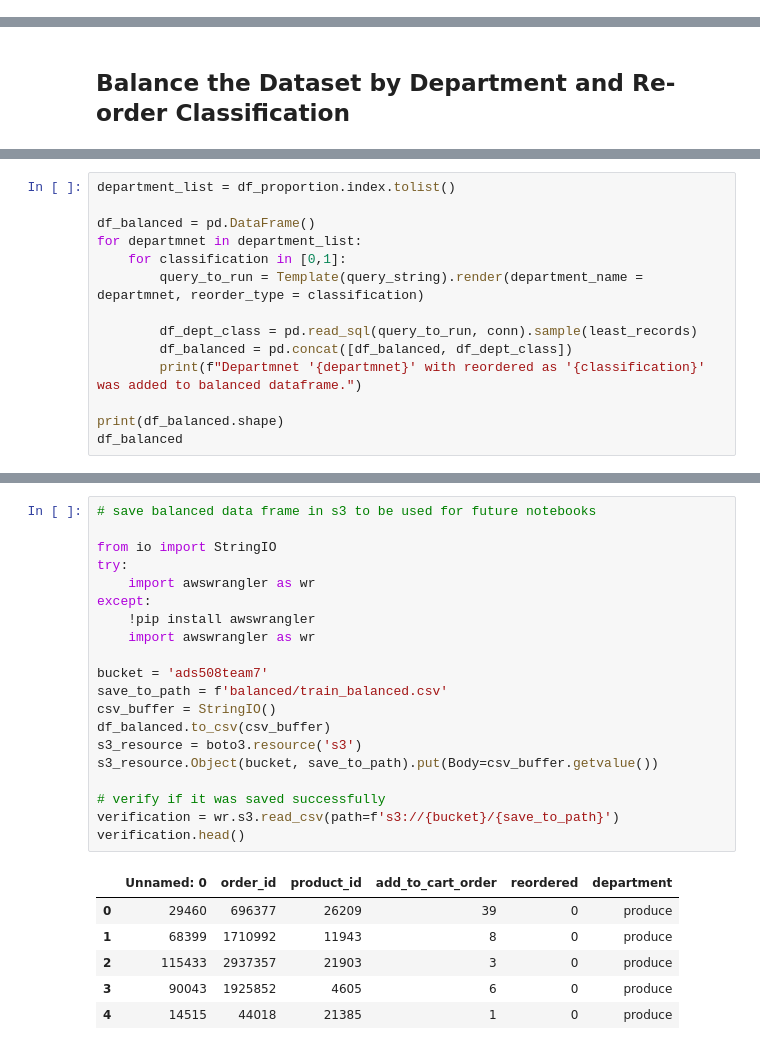
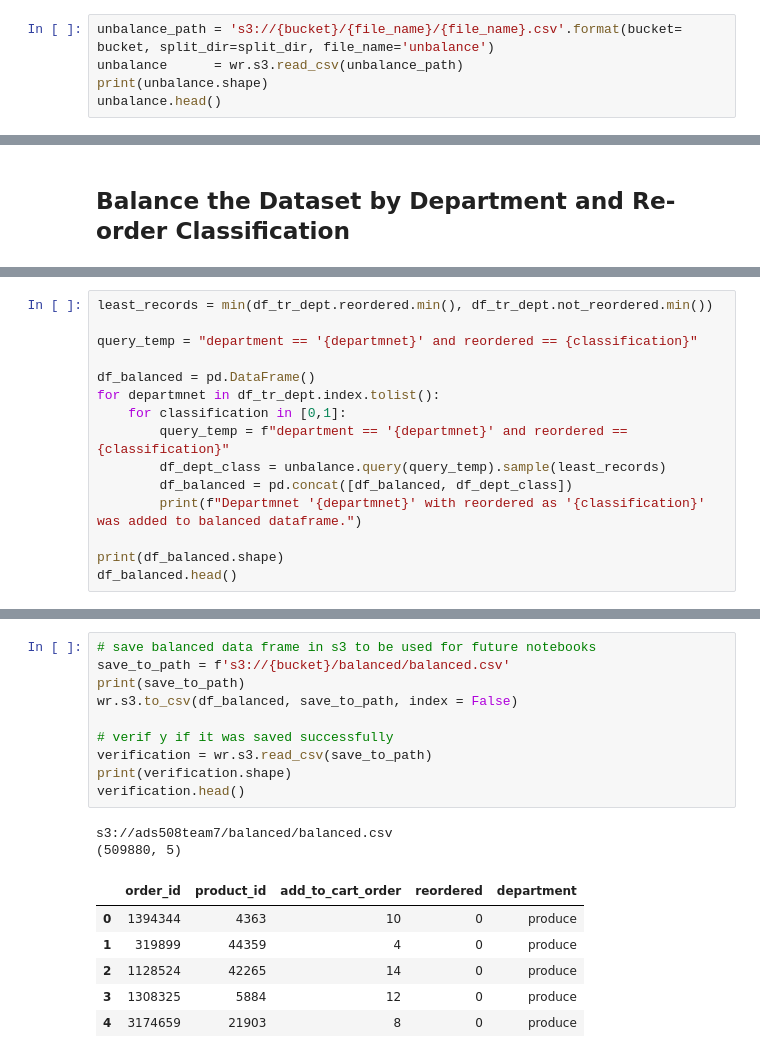
Before and after one commit to nimaamintaghavi/ProductReorderAIModel, a Jupyter notebook: 03_BalanceData.ipynb, the cells around one changed output, grey strips where cells are left out. Cells and saved outputs as stored; diff of their text form.

```diff
--- a/03_BalanceData.ipynb
+++ b/03_BalanceData.ipynb
@@ -27,0 +83,5 @@ WARNING: Running pip as the 'root' user can result in broken permissions and con
+# %%
+unbalance_path = 's3://{bucket}/{file_name}/{file_name}.csv'.format(bucket= bucket, split_dir=split_dir, file_name='unbalance')
+unbalance      = wr.s3.read_csv(unbalance_path)
+print(unbalance.shape)
+unbalance.head()
@@ -157,17 +147,18 @@ WHERE
 # %%
-department_list = df_proportion.index.tolist()
+least_records = min(df_tr_dept.reordered.min(), df_tr_dept.not_reordered.min())
+
+query_temp = "department == '{departmnet}' and reordered == {classification}"
 
 df_balanced = pd.DataFrame()
-for departmnet in department_list:
+for departmnet in df_tr_dept.index.tolist():
     for classification in [0,1]:
-        query_to_run = Template(query_string).render(department_name = departmnet, reorder_type = classification)
-
-        df_dept_class = pd.read_sql(query_to_run, conn).sample(least_records)
+        query_temp = f"department == '{departmnet}' and reordered == {classification}"
+        df_dept_class = unbalance.query(query_temp).sample(least_records)
         df_balanced = pd.concat([df_balanced, df_dept_class])
         print(f"Departmnet '{departmnet}' with reordered as '{classification}' was added to balanced dataframe.")
 
 print(df_balanced.shape)
-df_balanced
+df_balanced.head()
 # %% [output]
 Departmnet 'produce' with reordered as '0' was added to balanced dataframe.
 Departmnet 'produce' with reordered as '1' was added to balanced dataframe.
@@ -202,27 +203,19 @@ Departmnet 'bulk' with reordered as '1' was added to balanced dataframe.
 # %%
 # save balanced data frame in s3 to be used for future notebooks
+save_to_path = f's3://{bucket}/balanced/balanced.csv'
+print(save_to_path)
+wr.s3.to_csv(df_balanced, save_to_path, index = False)
 
-from io import StringIO
-try:
-    import awswrangler as wr
-except:
-    !pip install awswrangler
-    import awswrangler as wr
-
-bucket = 'ads508team7'
-save_to_path = f'balanced/train_balanced.csv'
-csv_buffer = StringIO()
-df_balanced.to_csv(csv_buffer)
-s3_resource = boto3.resource('s3')
-s3_resource.Object(bucket, save_to_path).put(Body=csv_buffer.getvalue())
-
-# verify if it was saved successfully
-verification = wr.s3.read_csv(path=f's3://{bucket}/{save_to_path}')
+# verif y if it was saved successfully
+verification = wr.s3.read_csv(save_to_path)
+print(verification.shape)
 verification.head()
 # %% [output]
+s3://ads508team7/balanced/balanced.csv
+(509880, 5)
-|  | Unnamed: 0 | order_id | product_id | add_to_cart_order | reordered | department |
-| 0 | 29460 | 696377 | 26209 | 39 | 0 | produce |
-| 1 | 68399 | 1710992 | 11943 | 8 | 0 | produce |
-| 2 | 115433 | 2937357 | 21903 | 3 | 0 | produce |
-| 3 | 90043 | 1925852 | 4605 | 6 | 0 | produce |
-| 4 | 14515 | 44018 | 21385 | 1 | 0 | produce |
+|  | order_id | product_id | add_to_cart_order | reordered | department |
+| 0 | 1394344 | 4363 | 10 | 0 | produce |
+| 1 | 319899 | 44359 | 4 | 0 | produce |
+| 2 | 1128524 | 42265 | 14 | 0 | produce |
+| 3 | 1308325 | 5884 | 12 | 0 | produce |
+| 4 | 3174659 | 21903 | 8 | 0 | produce |
```
Also changed, not shown: parts of 16 cells of this notebook, 4 other files.
